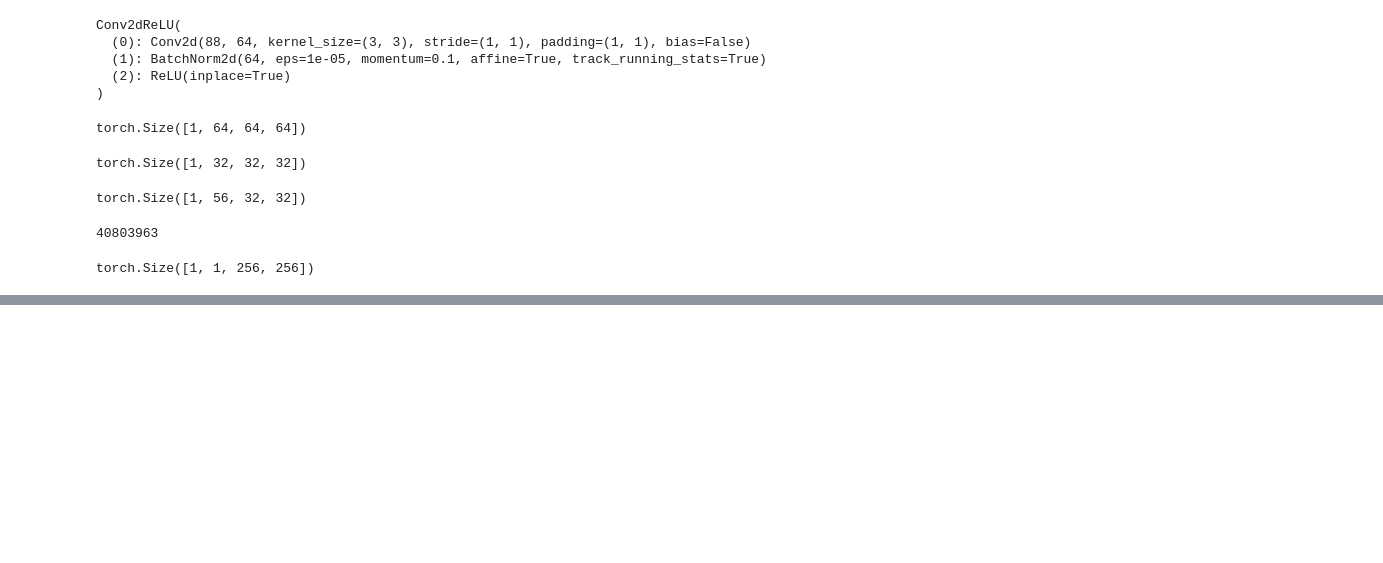
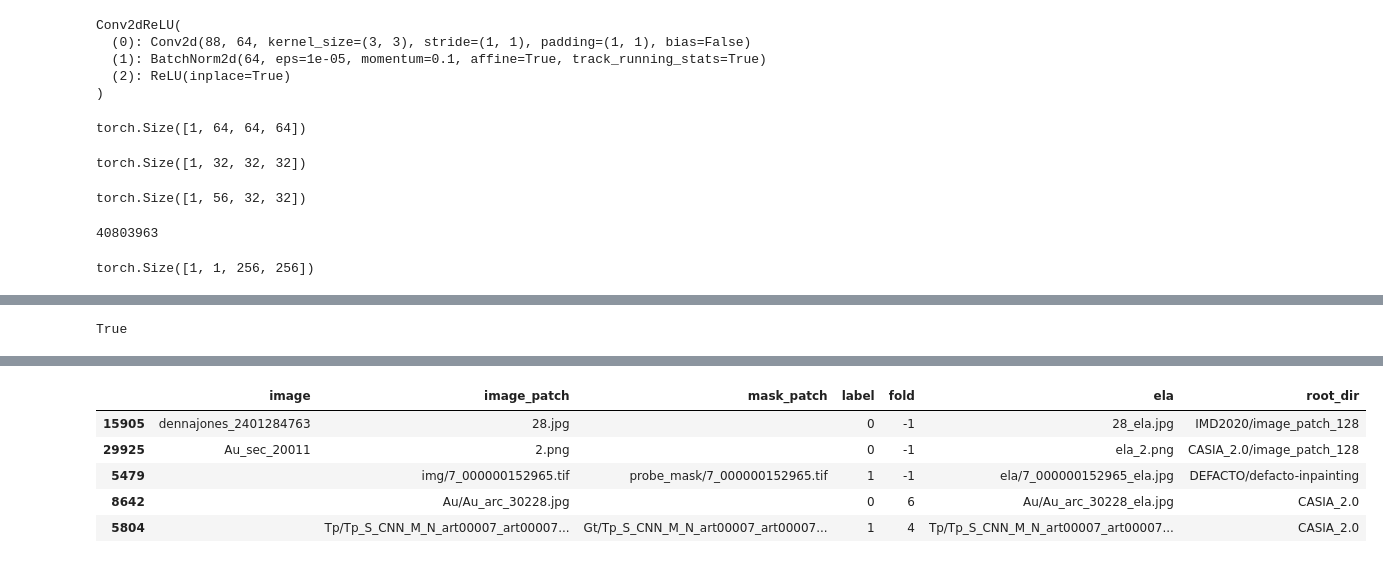
Before and after one commit to sowmen/imanip_main, a Jupyter notebook: scratchpad.ipynb, the cells around one changed output, grey strips where cells are left out. Cells and saved outputs as stored; diff of their text form; code cells hidden in the pictures; blank space fills up the shorter version.

```diff
--- a/scratchpad.ipynb
+++ b/scratchpad.ipynb
@@ -1421,0 +1435,67 @@ torch.Size([1, 1, 256, 256])
+# %%
+"NIST16" in "NIST16/nist16_full"
+# %% [output]
+True
+# %%
+from utils import get_dataframe
+
+casia_full = get_dataframe('dataset_csv/casia_FULL.csv', folds=None)
+imd_full = get_dataframe('dataset_csv/imd_FULL.csv', folds=None)
+cmfd_full = get_dataframe('dataset_csv/cmfd_FULL.csv', folds=-1)
+nist_full = get_dataframe('dataset_csv/nist16_FULL.csv', folds=None)
+coverage_full = get_dataframe('dataset_csv/coverage_FULL.csv', folds=None)
+
+nist_extend = get_dataframe('dataset_csv/nist_extend.csv', folds=None)
+coverage_extend = get_dataframe('dataset_csv/coverage_extend.csv', folds=None)
+
+defacto_cp = get_dataframe('dataset_csv/defacto_copy_move.csv', folds=-1)
+defacto_inpaint = get_dataframe('dataset_csv/defacto_inpainting.csv', folds=-1)
+defacto_s1 = get_dataframe('dataset_csv/defacto_splicing1.csv', folds=-1, frac=0.4)
+defacto_s3 = get_dataframe('dataset_csv/defacto_splicing3.csv', folds=-1, frac=0.4)
+defacto_s5 = get_dataframe('dataset_csv/defacto_splicing5.csv', folds=-1, frac=0.4)
+
+coco_cmfd = get_dataframe('dataset_csv/coco2014cmfd.csv', folds=-1)
+dresden_spliced = get_dataframe('dataset_csv/dresden_spliced.csv', folds=-1)
+spliced_nist = get_dataframe('dataset_csv/spliced_nist.csv', folds=-1)
+
+df_full = pd.concat([casia_full, imd_full, cmfd_full, nist_full, coverage_full, \
+                    nist_extend, coverage_extend, defacto_cp, defacto_inpaint, \
+                    defacto_s1, defacto_s3, defacto_s5, \
+                    coco_cmfd, dresden_spliced, spliced_nist])
+df_full.insert(0, 'image', '')
+
+#--------------------------- REAL -----------------------------------#
+casia128 = get_dataframe('dataset_csv/casia_128.csv', folds=-1)
+casia128_real = casia128[casia128['label'] == 0]
+
+imd128 = get_dataframe('dataset_csv/imd_128.csv', folds=-1)
+imd128_real = imd128[imd128['label'] == 0]
+
+nist16_128 = get_dataframe('dataset_csv/nist16_128.csv', folds=-1)
+nist16_128_real = nist16_128[nist16_128['label'] == 0]
+
+coverage128 = get_dataframe('dataset_csv/coverage_128.csv', folds=-1)
+coverage128_real = coverage128[coverage128['label'] == 0]
+
+casia64 = get_dataframe('dataset_csv/casia_64.csv', folds=-1, frac=0.4)
+casia64_real = casia64[casia64['label'] == 0]
+#---------------------------------------------------------------------#
+
+df = pd.concat([df_full, casia128_real, imd128_real, nist16_128_real, \
+                coverage128_real, casia64_real]).sample(frac=1.0, random_state=123)
+# df = df_full
+print(df.label.value_counts())
+print(df.groupby('root_dir').label.value_counts())
+df.head()
+
+#---------------------------------- 128 ---------------------------------------#
+
+# casia128 = get_dataframe('dataset_csv/casia_128.csv', folds=41)
+# imd128 = get_dataframe('dataset_csv/imd_128.csv', folds=41)
+# cmfd128 = get_dataframe('dataset_csv/cmfd_128.csv', folds=-1)
+# coverage128 = get_dataframe('dataset_csv/coverage_128.csv', folds=12)
+# nist128 = get_dataframe('dataset_csv/nist16_128.csv', folds=15)
+
+# df_128 = pd.concat([casia128, imd128, coverage128, cmfd128, nist128, coverage128])
+# df = df_128
+# %% [output]
@@ -1421,0 +1519,6 @@ torch.Size([1, 1, 256, 256])
+|  | image | image_patch | mask_patch | label | fold | ela | root_dir |
+| 15905 | dennajones_2401284763 | 28.jpg |  | 0 | -1 | 28_ela.jpg | IMD2020/image_patch_128 |
+| 29925 | Au_sec_20011 | 2.png |  | 0 | -1 | ela_2.png | CASIA_2.0/image_patch_128 |
+| 5479 |  | img/7_000000152965.tif | probe_mask/7_000000152965.tif | 1 | -1 | ela/7_000000152965_ela.jpg | DEFACTO/defacto-inpainting |
+| 8642 |  | Au/Au_arc_30228.jpg |  | 0 | 6 | Au/Au_arc_30228_ela.jpg | CASIA_2.0 |
+| 5804 |  | Tp/Tp_S_CNN_M_N_art00007_art00007... | Gt/Tp_S_CNN_M_N_art00007_art00007... | 1 | 4 | Tp/Tp_S_CNN_M_N_art00007_art00007... | CASIA_2.0 |
```
Also changed, not shown: parts of 5 cells of this notebook, 5 other files.
